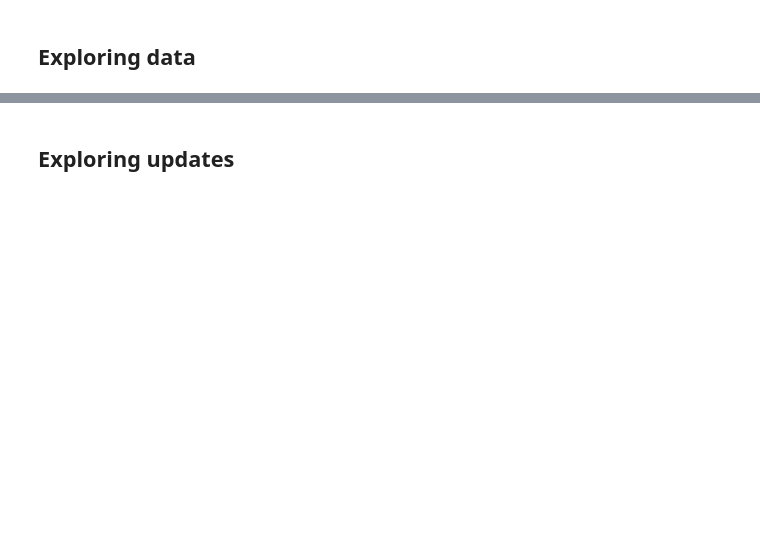
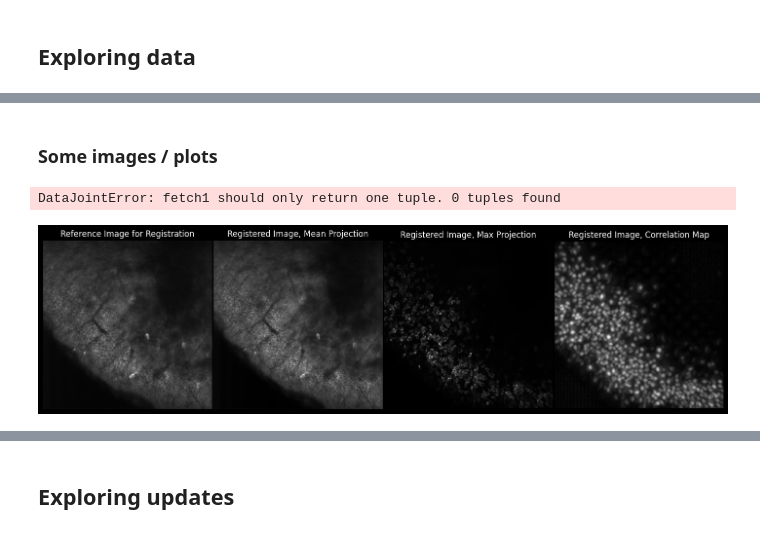
Before and after one commit to Gyepee/adamacs_jisooj, a Jupyter notebook: notebooks/10_troselab_workflow.ipynb, the cells around one changed output, grey strips where cells are left out. Drawn from its saved outputs; the diff is of its cells as text; code cells hidden in the pictures; blank space fills up the shorter version.

```diff
--- a/notebooks/10_troselab_workflow.ipynb
+++ b/notebooks/10_troselab_workflow.ipynb
@@ -559,0 +676,44 @@ plt.imshow(average_image)
+# %% [markdown]
+### Some images / plots
+# %%
+# Figure Style settings for notebook.
+import matplotlib as mpl
+mpl.rcParams.update({
+    'axes.spines.left': False,
+    'axes.spines.bottom': False,
+    'axes.spines.top': False,
+    'axes.spines.right': False,
+    'legend.frameon': False,
+    'figure.subplot.wspace': .01,
+    'figure.subplot.hspace': .01,
+    'figure.figsize': (18, 13),
+    'ytick.major.left': False,
+    'xtick.major.bottom': False
+})
+jet = mpl.cm.get_cmap('jet')
+jet.set_bad(color='k')
+# %%
+ref_image = (imaging.MotionCorrection.Summary & curation_key & 'field_idx=0').fetch1('ref_image')
+average_image = (imaging.MotionCorrection.Summary & curation_key & 'field_idx=0').fetch1('average_image')
+correlation_image = (imaging.MotionCorrection.Summary & curation_key & 'field_idx=0').fetch1('correlation_image')
+max_proj_image = (imaging.MotionCorrection.Summary & curation_key & 'field_idx=0').fetch1('max_proj_image')
+# %% [output]
+DataJointError: fetch1 should only return one tuple. 0 tuples found
+# %%
+plt.subplot(1, 4, 1)
+plt.imshow(ref_image, cmap='gray', )
+plt.title("Reference Image for Registration");
+
+plt.subplot(1, 4, 2)
+plt.imshow(average_image, cmap='gray')
+plt.title("Registered Image, Mean Projection");
+
+plt.subplot(1, 4, 3)
+plt.imshow(max_proj_image, cmap='gray')
+plt.title("Registered Image, Max Projection")
+
+plt.subplot(1, 4, 4)
+plt.imshow(correlation_image, cmap='gray')
+plt.title("Registered Image, Correlation Map");
+# %% [output]
+[figure, added]
```
Also changed, not shown: parts of 41 cells of this notebook, 2 other files.
